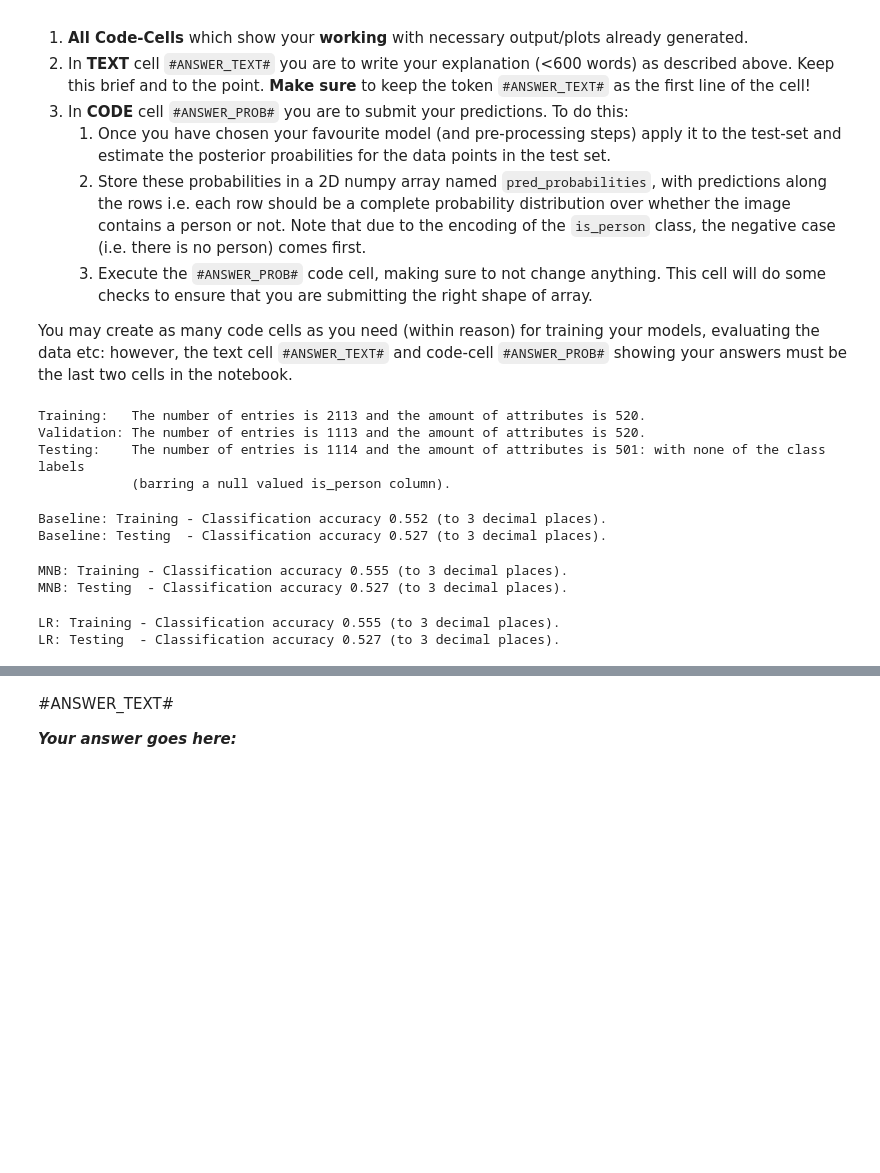
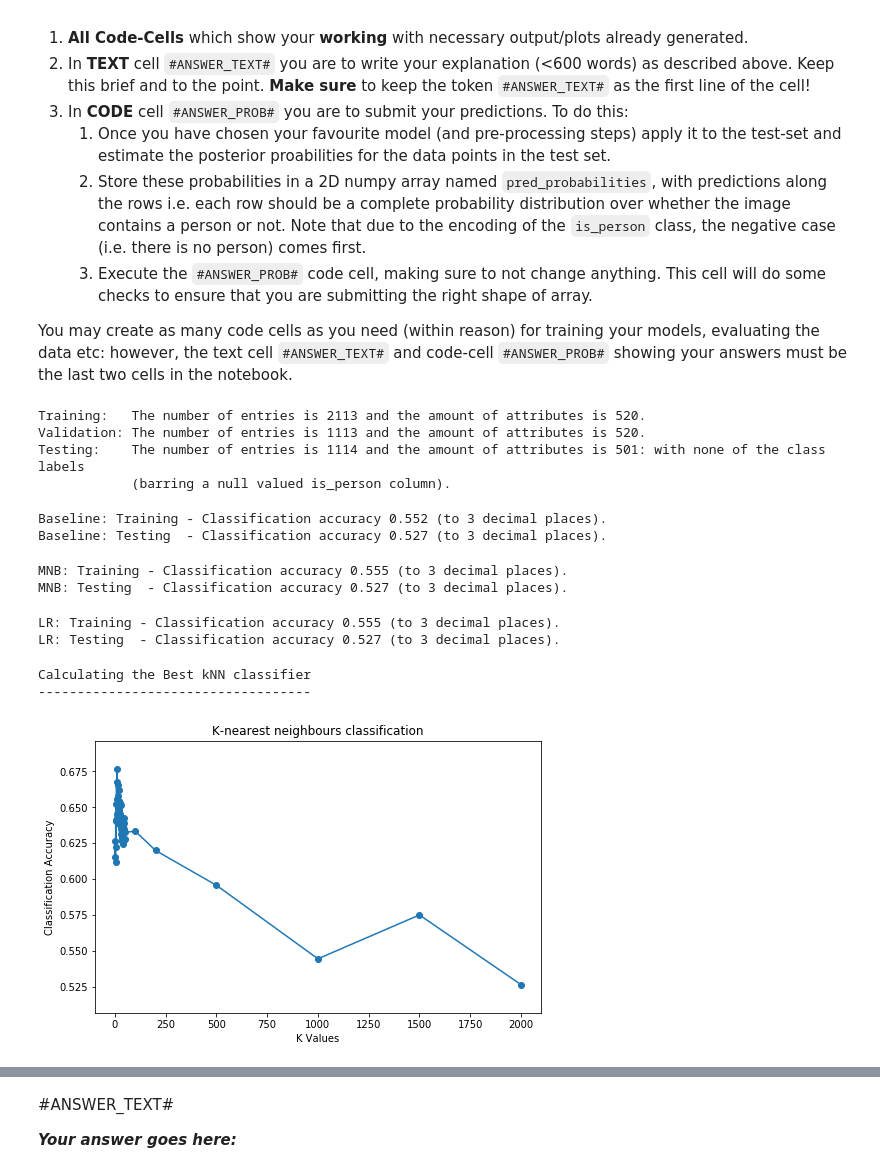
Before and after one commit to ZeroSum24/IAML2018, a Jupyter notebook: Assignments/03_B_MiniChallenge.ipynb, the cells around one changed output, grey strips where cells are left out. Cells and saved outputs as stored; diff of their text form; code cells hidden in the pictures; blank space fills up the shorter version.

```diff
--- a/Assignments/03_B_MiniChallenge.ipynb
+++ b/Assignments/03_B_MiniChallenge.ipynb
@@ -109,15 +109,19 @@ sys.path.append('..')
 import os
 import seaborn as sns
 import pandas as pd
-import matplotlib as plt
+import matplotlib.pyplot as plt
 import numpy as np
 
 from sklearn.dummy import DummyClassifier
 from sklearn.naive_bayes import MultinomialNB
 from sklearn.linear_model import LogisticRegression
+from sklearn.neighbors import KNeighborsClassifier
 
 from sklearn.model_selection import KFold
 from sklearn.metrics import accuracy_score
+
+
+KNeighboursClassifier = KNeighborsClassifier
 # %% [markdown]
 # Mini challenge
 
@@ -280,0 +283,73 @@ LR: Testing  - Classification accuracy 0.527 (to 3 decimal places).
+# %%
+# KNN model
+
+## Training the classifier multiple times, each time setting the KNN option to a different value:
+
+print("\nCalculating the Best kNN classifier")
+print("-----------------------------------\n")
+
+# List of the k values
+k_value_list = list(range(1,50)) + [100, 200, 500, 1000, 1500, 2000]
+clas_acc = []
+
+# Storing the best perfoming knn classifier values
+best_k_value = k_value_list[0]
+best_knn_classifier = KNeighboursClassifier(n_neighbors=best_k_value)
+max_accuracy = 0
+
+for no_classifier, k_value in enumerate(k_value_list):
+
+    # Training the KNeighboursClassifier
+    knc = KNeighboursClassifier(n_neighbors=k_value)
+    knc.fit(X=X_train, y=y_train)
+
+    # Predicting the output of the training set
+    y_pred = knc.predict(X_valid)
+
+    # Calculating and printing the accuracy score
+    accuracy = accuracy_score(y_true=y_valid, y_pred=y_pred)
+    clas_acc.append(accuracy) # storing the accuracy values
+
+    # Storing the best k-value
+    if accuracy > max_accuracy:
+        max_accuracy = accuracy
+        best_k_value = k_value
+        best_knn_classifier = knc
+
+## Plotting the results (k-value on the x-axis and classification accuracy on the y-axis), marking the axes too:
+
+# Creating the bar graph
+plt.figure(figsize=(8,5))
+plt.scatter(k_value_list, clas_acc)
+plt.plot(k_value_list,clas_acc, )
+
+# Adding title and labels
+plt.title("K-nearest neighbours classification")
+plt.xlabel("K Values")
+plt.ylabel("Classification Accuracy")
+
+# Plotting the graph
+plt.show()
+
+# Providing output about which was the best classifier
+print("\nThe most accurate classifier was {0}-NN with accuracy {1:.3f} (to 3 decimal places).\n"
+      .format(best_k_value, max_accuracy))
+
+
+## Using the best chosen knn classifier
+
+knn_clf = best_knn_classifier
+
+# Predicting the values of the training and testing data
+pred_train = knn_clf.predict(X_train)
+pred_test = knn_clf.predict(X_valid)
+
+# Calulating and printing the accuracy of the classifier on the training and testing sets
+accuracy_train = accuracy_score(y_true=y_train, y_pred=pred_train)
+print("KNN: Training - Classification accuracy {0:.3f} (to 3 decimal places).".format(accuracy_train))
+accuracy_test = accuracy_score(y_true=y_valid, y_pred=pred_test)
+print("KNN: Testing  - Classification accuracy {0:.3f} (to 3 decimal places).".format(accuracy_test))
+# %% [output]
+Calculating the Best kNN classifier
+-----------------------------------
+[figure, added]
```
Also changed, not shown: parts of 4 cells of this notebook.
